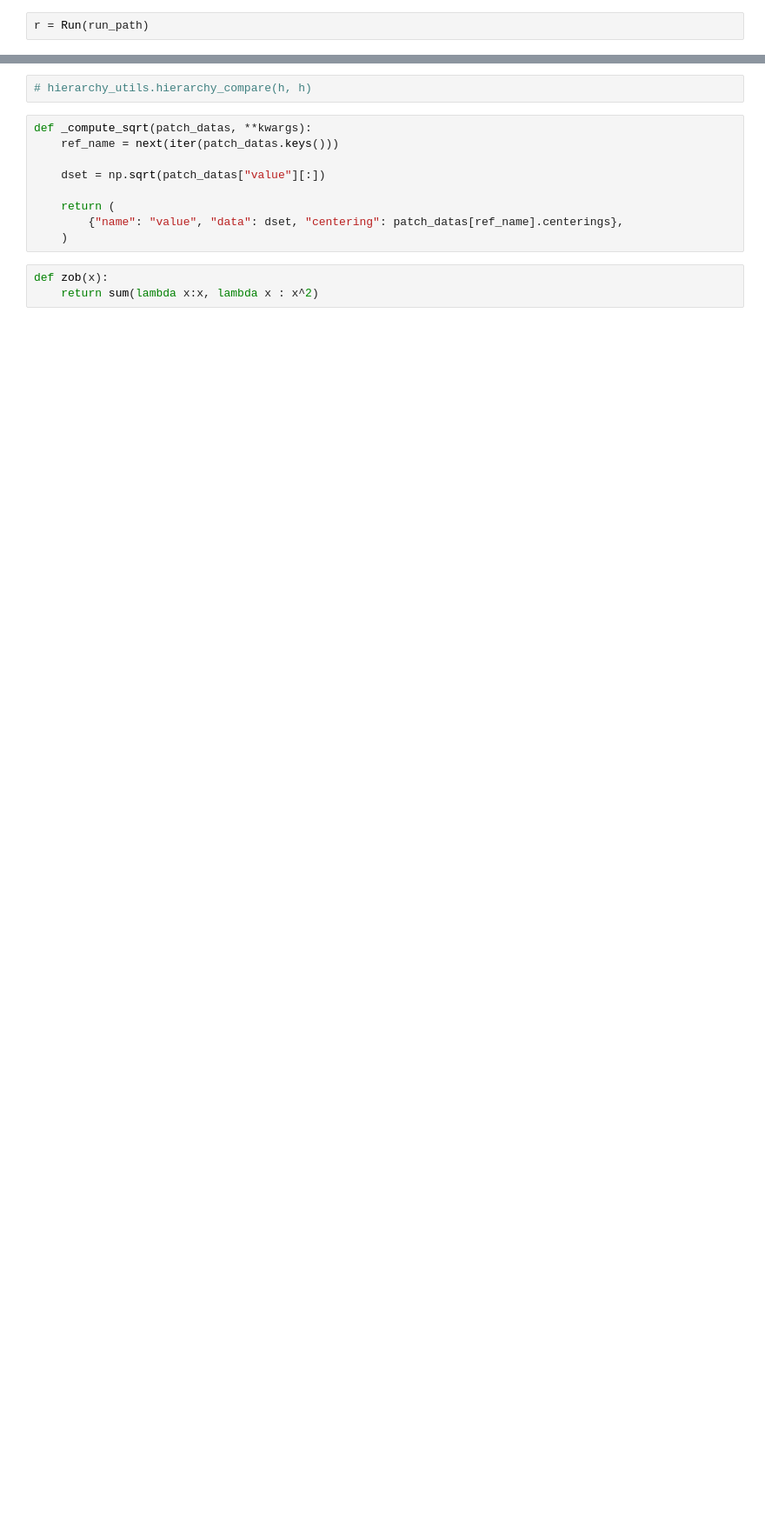
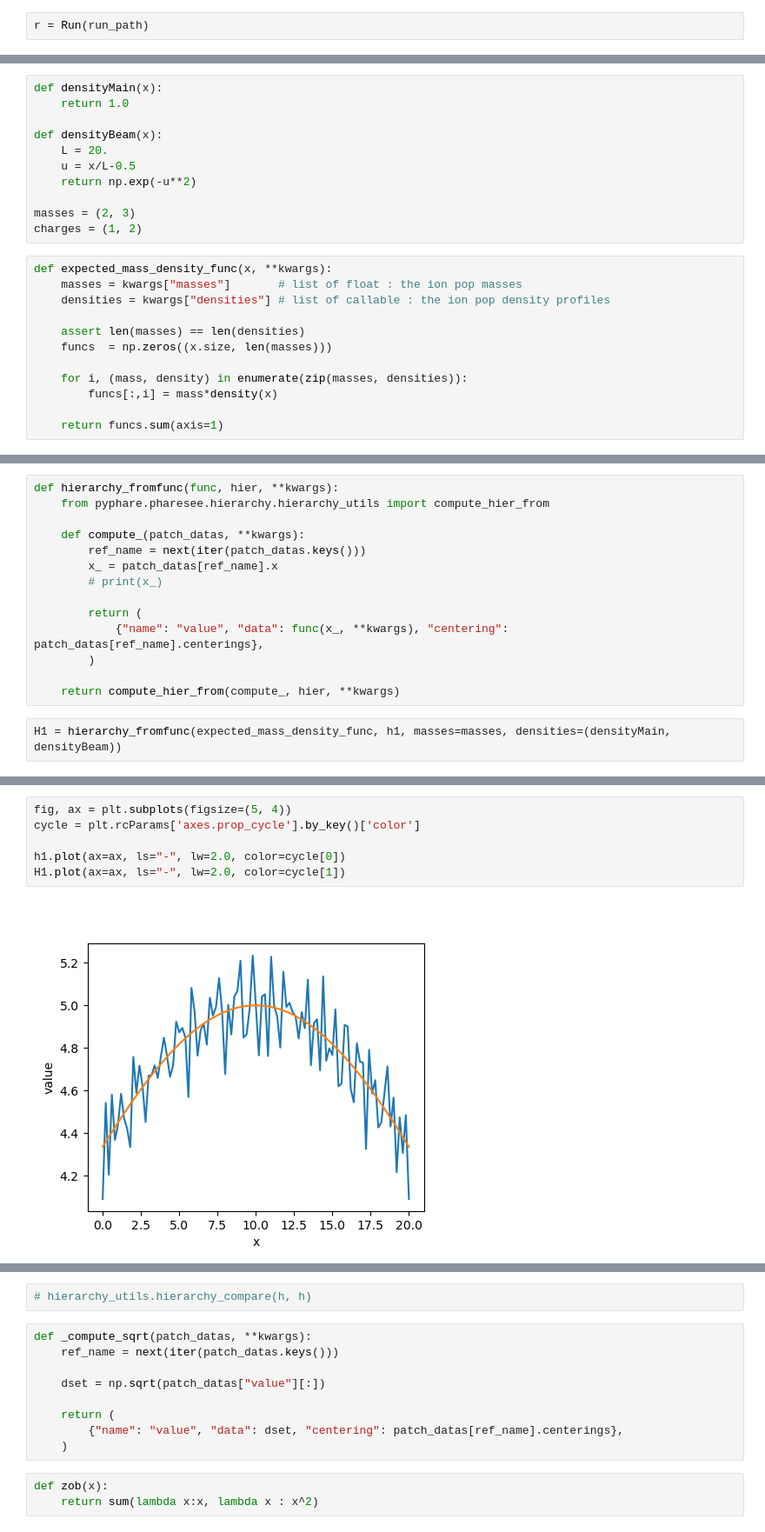
Before and after one commit to rochSmets/myNb, a Jupyter notebook: nCheck.ipynb, the cells around one changed output, grey strips where cells are left out. Shown: that part at 87% size. Drawn from its saved outputs; the diff is of its cells as text; blank space fills up the shorter version.

```diff
--- a/nCheck.ipynb
+++ b/nCheck.ipynb
@@ -19,0 +18,23 @@ h = r.GetMassDensity(time)
+# %%
+def densityMain(x):
+    return 1.0
+
+def densityBeam(x):
+    L = 20.
+    u = x/L-0.5
+    return np.exp(-u**2)
+
+masses = (2, 3)
+charges = (1, 2)
+# %%
+def expected_mass_density_func(x, **kwargs):
+    masses = kwargs["masses"]       # list of float : the ion pop masses
+    densities = kwargs["densities"] # list of callable : the ion pop density profiles
+
+    assert len(masses) == len(densities)
+    funcs  = np.zeros((x.size, len(masses)))
+
+    for i, (mass, density) in enumerate(zip(masses, densities)):
+        funcs[:,i] = mass*density(x)
+
+    return funcs.sum(axis=1)
@@ -19,0 +54,16 @@ h = r.GetMassDensity(time)
+# %%
+def hierarchy_fromfunc(func, hier, **kwargs):
+    from pyphare.pharesee.hierarchy.hierarchy_utils import compute_hier_from
+
+    def compute_(patch_datas, **kwargs):
+        ref_name = next(iter(patch_datas.keys()))
+        x_ = patch_datas[ref_name].x
+        # print(x_)
+
+        return (
+            {"name": "value", "data": func(x_, **kwargs), "centering": patch_datas[ref_name].centerings},
+        )
+
+    return compute_hier_from(compute_, hier, **kwargs)
+# %%
+H1 = hierarchy_fromfunc(expected_mass_density_func, h1, masses=masses, densities=(densityMain, densityBeam))
@@ -19,0 +72,8 @@ h = r.GetMassDensity(time)
+# %%
+fig, ax = plt.subplots(figsize=(5, 4))
+cycle = plt.rcParams['axes.prop_cycle'].by_key()['color']
+
+h1.plot(ax=ax, ls="-", lw=2.0, color=cycle[0])
+H1.plot(ax=ax, ls="-", lw=2.0, color=cycle[1])
+# %% [output]
+[figure, added]
```
Also changed, not shown: parts of 28 cells of this notebook, 7 other files.
